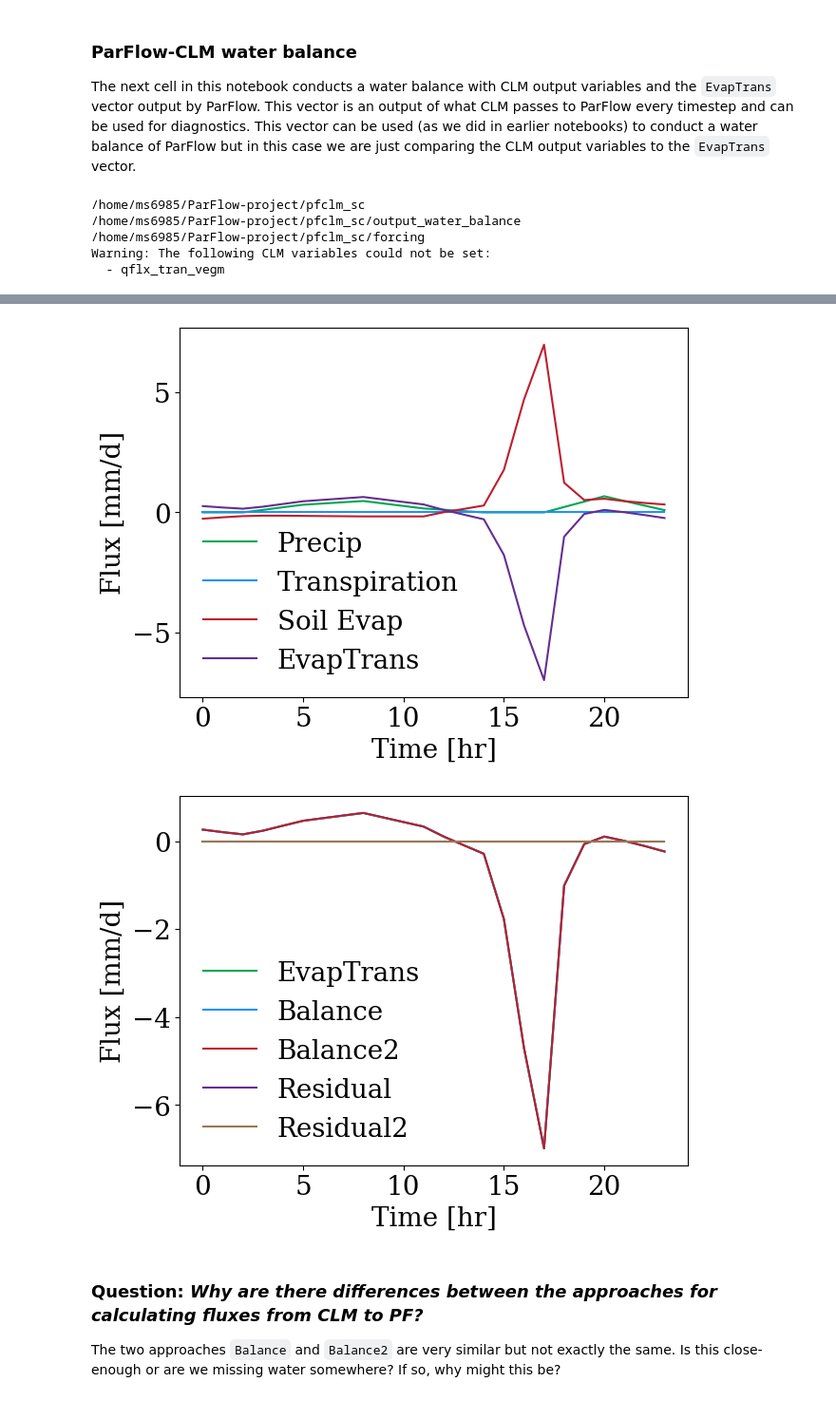
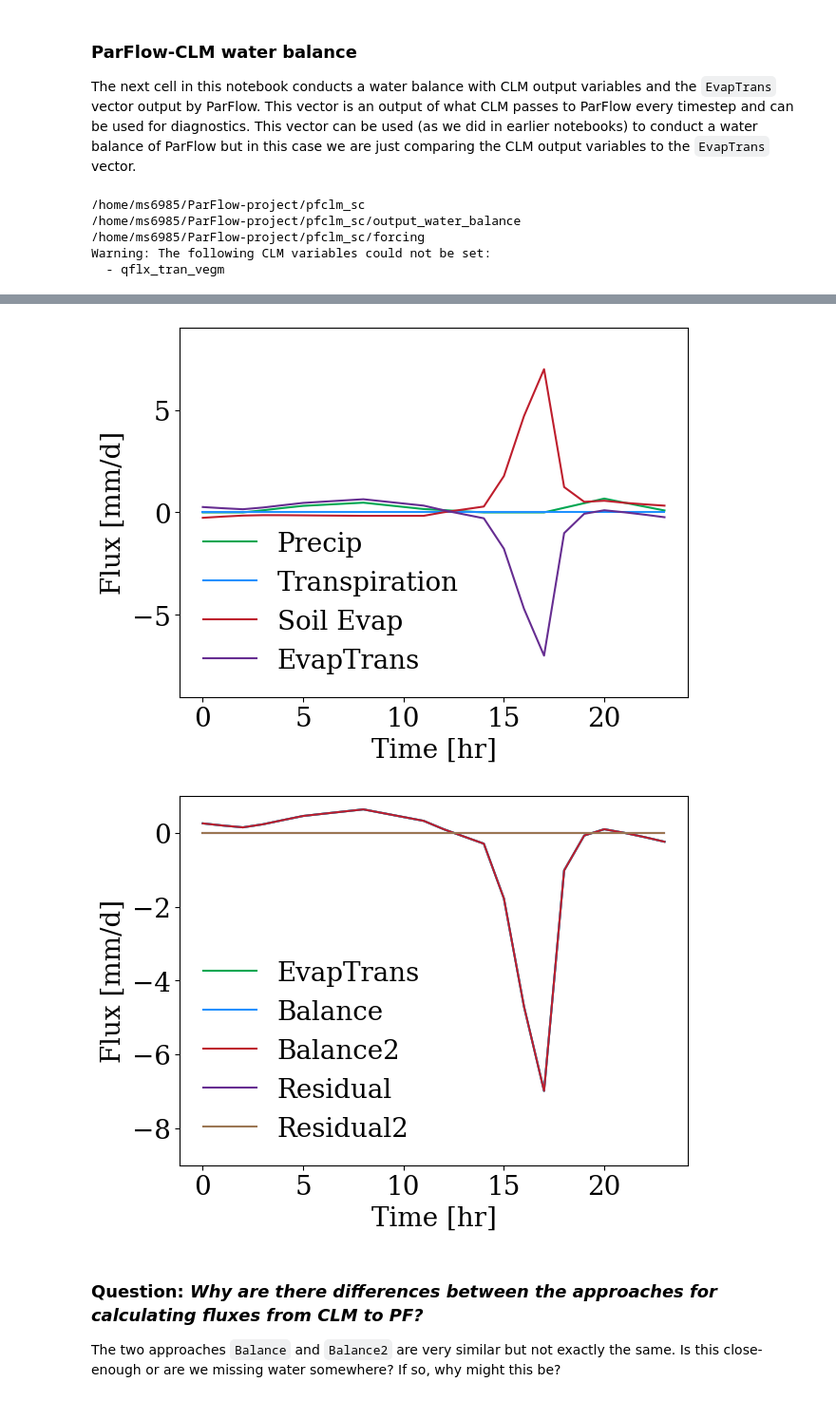
Before and after one commit to mashadab/ParFlow-project, a Jupyter notebook: pfclm_sc/PFCLM_SC_water_balance_analysis_script2.ipynb, the cells around one changed output, grey strips where cells are left out. Shown at 95% size. Saved outputs shown, nothing was run; the diff lists cells and outputs as text; code cells hidden in the pictures.

```diff
--- a/pfclm_sc/PFCLM_SC_water_balance_analysis_script2.ipynb
+++ b/pfclm_sc/PFCLM_SC_water_balance_analysis_script2.ipynb
@@ -22,6 +22,7 @@ import os
 import xarray as xr
 import time as timer
 from parflow.tools.fs import get_absolute_path
+from parflow.tools.io import write_pfb, read_pfb
 from glob import glob
 import pandas as pd
 import parflow as pf
@@ -40,9 +41,10 @@ print(path)
 path_forcing = current_dir+'/forcing'
 print(path_forcing)
 
+
 # load in the run information from the PFIDB file
 
-alpha_vG = 100  #Set alpha for vanGenuchten model
+alpha_vG = 2  #Set alpha for vanGenuchten model
 
 
 run_name = 'PFCLM_SC'
@@ -173,6 +175,7 @@ plt.plot(evap_trans, label='EvapTrans', color=purple)
 plt.xlabel('Time [hr]')
 plt.ylabel('Flux [mm/d]')  ## note that we converted the fluxes to mm/d
 plt.legend()
+plt.ylim([-9,9])
 plt.tight_layout(pad=0.4, w_pad=0.5, h_pad=1.0)
 plt.legend(loc='best', frameon=False)
 plt.savefig(f'PFCLM_plot_alpha{alpha_vG}_water_balance_fluxes.pdf',bbox_inches='tight', dpi = 600)
@@ -187,35 +190,36 @@ plt.plot(residual2, label='Residual2', color=brown)
 plt.xlabel('Time [hr]')
 plt.ylabel('Flux [mm/d]')
 plt.legend()
+plt.ylim([-9,1])
 plt.tight_layout(pad=0.4, w_pad=0.5, h_pad=1.0)
 plt.legend(loc='best', frameon=False)
 plt.savefig(f'PFCLM_plot_alpha{alpha_vG}_water_balance_residuals.pdf',bbox_inches='tight', dpi = 600)
 plt.show()
 # %% [output]
 /home/ms6985/ParFlow-project/pfclm_sc
 /home/ms6985/ParFlow-project/pfclm_sc/output_water_balance
 /home/ms6985/ParFlow-project/pfclm_sc/forcing
 Warning: The following CLM variables could not be set:
   - qflx_tran_vegm
 Table of water balance values:
  balance    balance2   evap_trans residual   residual2
  2.625e-01  2.625e-01  2.625e-01  5.551e-17  5.551e-17
  2.041e-01  2.041e-01  2.041e-01  0.000e+00  0.000e+00
  1.547e-01  1.547e-01  1.547e-01  0.000e+00  0.000e+00
  2.385e-01  2.385e-01  2.385e-01 -5.551e-17 -5.551e-17
  3.525e-01  3.525e-01  3.525e-01 -5.551e-17  0.000e+00
  4.637e-01  4.637e-01  4.637e-01  0.000e+00  0.000e+00
  5.239e-01  5.239e-01  5.239e-01  1.110e-16  1.110e-16
  5.828e-01  5.828e-01  5.828e-01  0.000e+00  0.000e+00
  6.418e-01  6.418e-01  6.418e-01  0.000e+00  0.000e+00
  5.381e-01  5.381e-01  5.381e-01  1.110e-16  1.110e-16
 ... (10 lines left out)
  1.045e-01  1.045e-01  1.045e-01  0.000e+00 -2.776e-17
  6.123e-03  6.123e-03  6.123e-03 -1.735e-18  0.000e+00
 -1.091e-01 -1.091e-01 -1.091e-01  2.776e-17  2.776e-17
 -2.345e-01 -2.345e-01 -2.345e-01 -5.551e-17 -8.327e-17
-[figure, old version]
+[figure, new version]
-[figure, old version]
+[figure, new version]
 # %% [markdown]
 ### Question: *Why are there differences between the approaches for calculating fluxes from CLM to PF?*
 The two approaches `Balance` and `Balance2` are very similar but not exactly the same.  Is this close-enough or are we missing water somewhere?  If so, why might this be?
```
Also changed, not shown: parts of 1 cell of this notebook, 4 other files.
